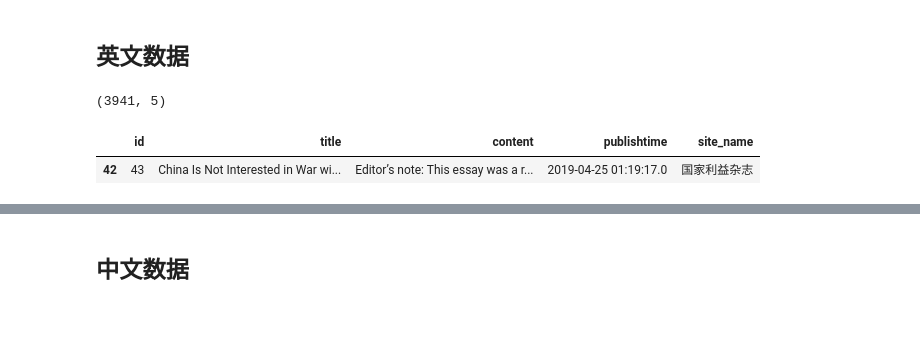
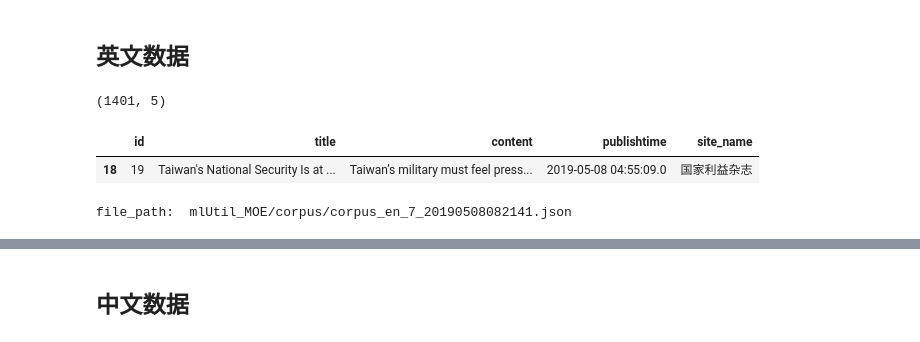
Before and after one commit to xuhuanyunxiao/jupyter-notebook, a Jupyter notebook: tmp_proj/clustering_jiachengbing/clustering.ipynb, the cells around one changed output, grey strips where cells are left out. Cells and saved outputs as stored; diff of their text form; code cells hidden in the pictures.

```diff
--- a/tmp_proj/clustering_jiachengbing/clustering.ipynb
+++ b/tmp_proj/clustering_jiachengbing/clustering.ipynb
@@ -86,0 +131,16 @@ Index(['id', '来源id', '来源', '标题', '发布时间', '链接', '作者',
+# %%
+# file_list = ['7_20190507155552.xlsx', '7_20190507161908.xlsx', '7_20190507163150.xlsx']
+# data = pd.DataFrame()
+# for filename in file_list:
+#     file_path = 'raw_data/20190507/' + filename
+#     tmp_data = pd.read_excel(file_path) # u'外媒_20190426070934.xlsx'
+#     print(filename, data.shape)
+#     data = pd.concat([data, tmp_data], axis = 0)
+
+filename = '7_20190508082141.xlsx'
+file_path = 'raw_data/20190508/' + filename
+data = pd.read_excel(file_path) # u'外媒_20190426070934.xlsx'
+
+print(data.shape)
+print(data.columns)
+data.iloc[:1, :]
@@ -87,7 +155,8 @@ Index(['id', '来源id', '来源', '标题', '发布时间', '链接', '作者',
 # %% [markdown]
 ## 检测语种
 # %%
-data['language'] = data['标题'].astype('str').apply(lambda x: langid.classify(x)[0])
+# data['language'] = data['标题'].astype('str').apply(lambda x: langid.classify(x)[0])
+data['language'] = data['title'].astype('str').apply(lambda x: langid.classify(x)[0])
 # %%
 print(data.shape)
 data.iloc[:1, :]
@@ -124,18 +192,23 @@ Name: language, dtype: int64
 # %% [markdown]
 ## 英文数据
 # %%
-data_en = data[data['language'] == 'en'][['id', '标题', '正文', '发布时间', '来源']]
-data_en.columns = ['id', 'title', 'content', 'publishtime', 'site_name']
+# data_en = data[data['language'] == 'en'][['id', '标题', '正文', '发布时间', '来源']]
+# data_en.columns = ['id', 'title', 'content', 'publishtime', 'site_name']
+data_en = data[data['language'] == 'en'][['id', 'title', 'content', 'publishtime', 'site_name']]
+# data_en = data_en.iloc[:1000, :]
 print(data_en.shape)
 data_en.iloc[:1, :]
 # %% [output]
-(3941, 5)
+(1401, 5)
 |  | id | title | content | publishtime | site_name |
-| 42 | 43 | China Is Not Interested in War wi... | Editor’s note: This essay was a r... | 2019-04-25 01:19:17.0 | 国家利益杂志 |
+| 18 | 19 | Taiwan's National Security Is at ... | Taiwan’s military must feel press... | 2019-05-08 04:55:09.0 | 国家利益杂志 |
 # %%
-file_path =  "mlUtil_MOE/corpus/corpus_en_20190426070934.json"
+file_path =  'mlUtil_MOE/corpus/corpus_en_' + filename.replace('.xlsx', '.json')
+print('file_path: ', file_path)
 with open(file_path,'w',encoding='utf-8') as json_file:
         json.dump(data_en.to_dict('records'),json_file,ensure_ascii=False)
+# %% [output]
+file_path:  mlUtil_MOE/corpus/corpus_en_7_20190508082141.json
 # %%
 # corpus_en = parse_corpus_records(data_en.to_dict('records'), language_type=None)
 # dir(corpus_en[0])
```
Also changed, not shown: parts of 59 cells of this notebook, 5 other files.
